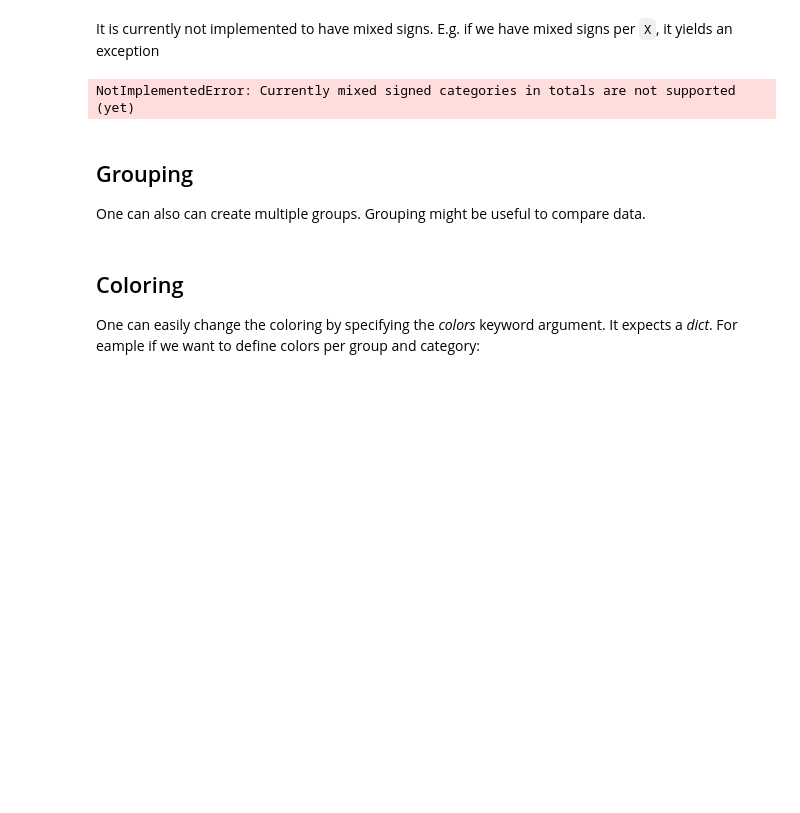
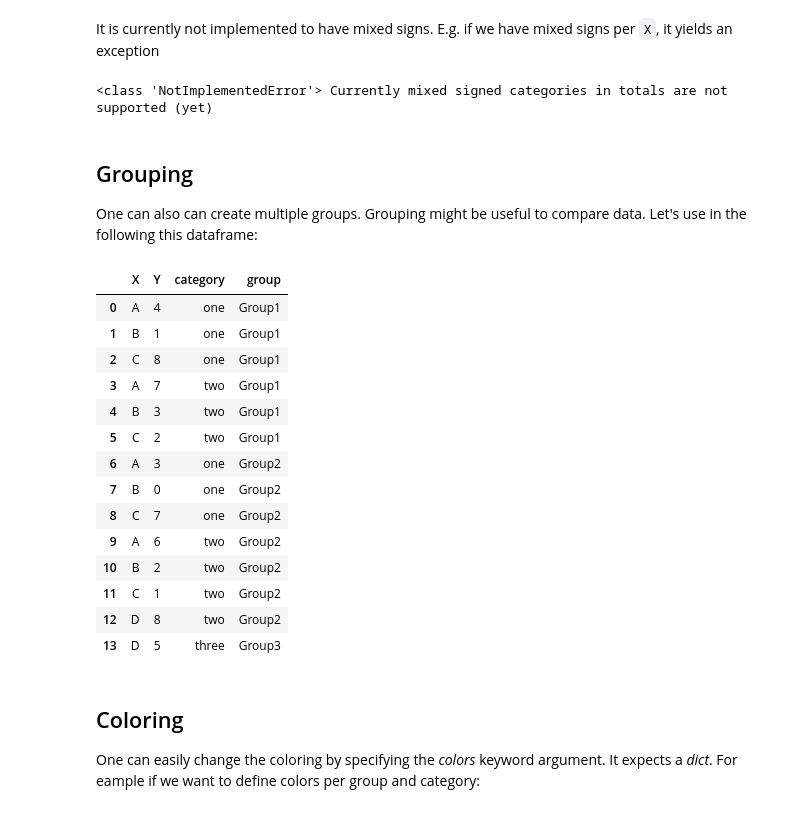
Before and after one commit to docdru/plotlywaterfall, a Jupyter notebook: examples/examples.ipynb, the cells around one changed output. Cells and saved outputs as stored; diff of their text form; code cells hidden in the pictures; blank space fills up the shorter version.

```diff
--- a/examples/example.ipynb
+++ b/examples/examples.ipynb
@@ -61,23 +61,37 @@ df = pd.DataFrame({
     "Y": [3, 4, 1, -4, -3],
     "category": ["Product Sales", "Product Sales", "Licenses", "R&D", "Sales"]
 })
-fig = Waterfall(df, x="X", y="Y", category="category", total="True").get_fig()
-fig.update_yaxes(title="Cashflow [MUSD]")
+try:
+    Waterfall(df, x="X", y="Y", category="category", total="True").get_fig()
+except NotImplementedError as exc:
+    print(type(exc), exc)
 # %% [output]
-NotImplementedError: Currently mixed signed categories in totals are not supported (yet)
+<class 'NotImplementedError'> Currently mixed signed categories in totals are not supported (yet)
 # %% [markdown]
 ## Grouping
 
-One can also can create multiple groups. Grouping might be useful to compare data.
+One can also can create multiple groups. Grouping might be useful to compare data. Let's use in the following this dataframe:
 # %%
 df = pd.DataFrame({
     "X": ["A", "B", "C"]*4 + ["D", "D" ],
-    # "Y": np.random.randint(0, 10, 6),
     "Y": [4, 1, 8, 7, 3, 2] + [i-1 for i in [4, 1, 8, 7, 3, 2]] + [8, 5],
     "category": ["one"]*3+["two"]*3 + ["one"]*3+["two"]*3 + ["two", "three"],
     "group": ["Group1"]*6 + ["Group2"]*6 + ["Group2", "Group3"]
 })
-
-c = Waterfall(df, x="X", y="Y", category="category", group="group", total=True)
-fig = c.get_fig()
-fig
+df
+# %% [output]
+|  | X | Y | category | group |
+| 0 | A | 4 | one | Group1 |
+| 1 | B | 1 | one | Group1 |
+| 2 | C | 8 | one | Group1 |
+| 3 | A | 7 | two | Group1 |
+| 4 | B | 3 | two | Group1 |
+| 5 | C | 2 | two | Group1 |
+| 6 | A | 3 | one | Group2 |
+| 7 | B | 0 | one | Group2 |
+| 8 | C | 7 | one | Group2 |
+| 9 | A | 6 | two | Group2 |
+| 10 | B | 2 | two | Group2 |
+| 11 | C | 1 | two | Group2 |
+| 12 | D | 8 | two | Group2 |
+| 13 | D | 5 | three | Group3 |
```
Also changed, not shown: parts of 6 cells of this notebook, 2 other files.
